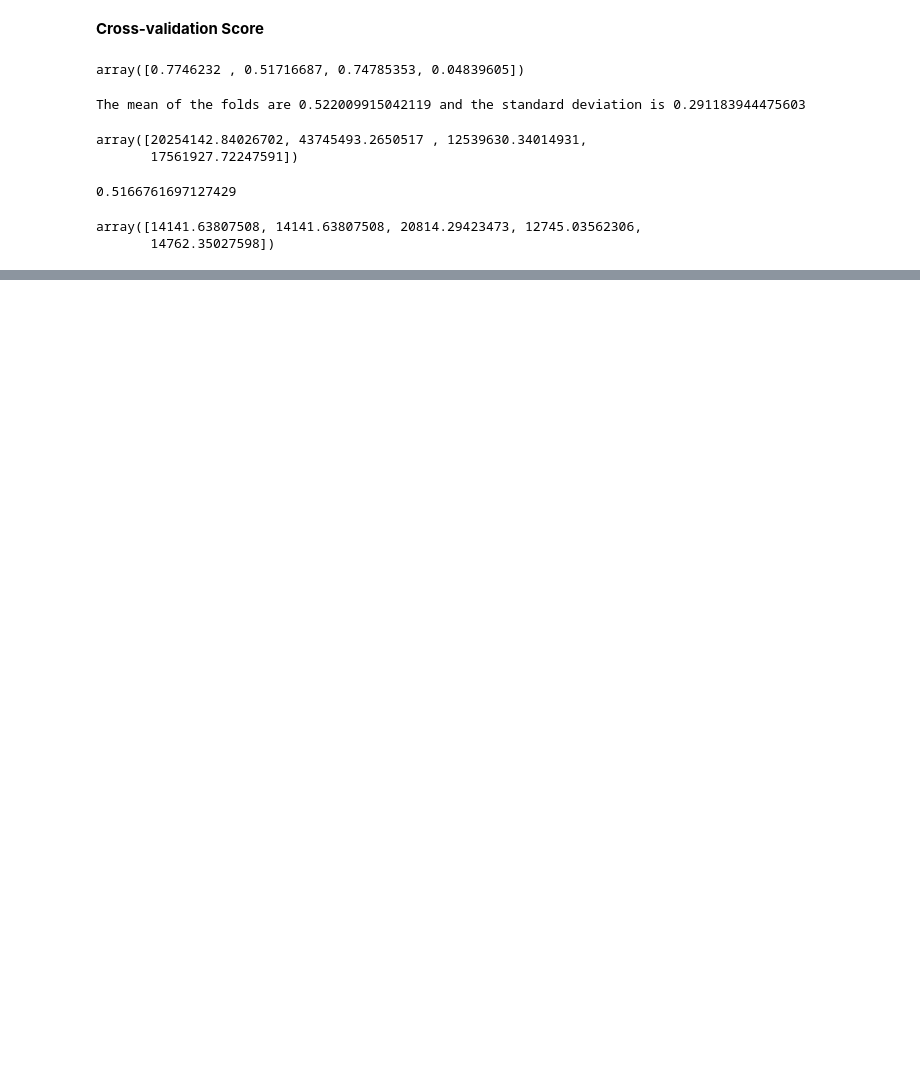
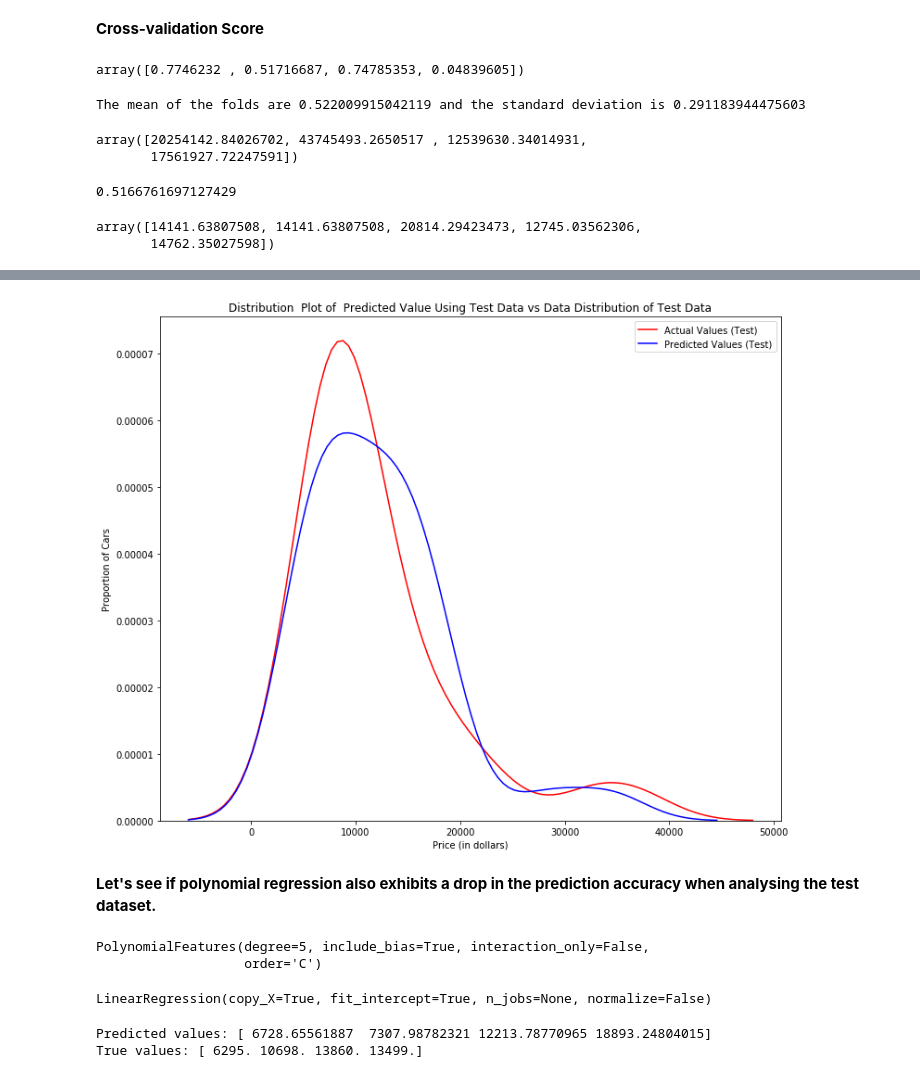
Before and after one commit to antobarbero/analyzing_data_course_edx, a Jupyter notebook: lab5_model_evaluation.ipynb, the cells around one changed output, grey strips where cells are left out. Drawn from its saved outputs; the diff is of its cells as text; code cells hidden in the pictures; blank space fills up the shorter version.

```diff
--- a/lab5_model_evaluation.ipynb
+++ b/lab5_model_evaluation.ipynb
@@ -167,0 +201,9 @@ array([14141.63807508, 14141.63807508, 20814.29423473, 12745.03562306,
+# %%
+# So far the model seems to be doing well in learning from the training dataset.
+# But what happens when the model encounters new data from the testing dataset?
+title='Distribution  Plot of  Predicted Value Using Test Data vs Data Distribution of Test Data'
+distribution_plot(y_test,yhat_test,"Actual Values (Test)","Predicted Values (Test)",title)
+# %% [output]
+[figure, added]
+# %% [markdown]
+**Let's see if polynomial regression also exhibits a drop in the prediction accuracy when analysing the test dataset.**
@@ -167,0 +214,24 @@ array([14141.63807508, 14141.63807508, 20814.29423473, 12745.03562306,
+# %%
+# perform a degree 5 polynomial transformation on the feature 'horse power'.
+pr = PolynomialFeatures(degree=5)
+x_train_pr = pr.fit_transform(x_train[['horsepower']])
+x_test_pr = pr.fit_transform(x_test[['horsepower']])
+pr
+# %% [output]
+PolynomialFeatures(degree=5, include_bias=True, interaction_only=False,
+                   order='C')
+# %%
+# create a linear regression model "poly" and train it.
+poly = LinearRegression()
+poly.fit(x_train_pr, y_train)
+# %% [output]
+LinearRegression(copy_X=True, fit_intercept=True, n_jobs=None, normalize=False)
+# %%
+# see the output of our model
+yhat = poly.predict(x_test_pr)
+
+print("Predicted values:", yhat[0:4])
+print("True values:", y_test[0:4].values)
+# %% [output]
+Predicted values: [ 6728.65561887  7307.98782321 12213.78770965 18893.24804015]
+True values: [ 6295. 10698. 13860. 13499.]
```
Also changed, not shown: parts of 20 cells of this notebook.
